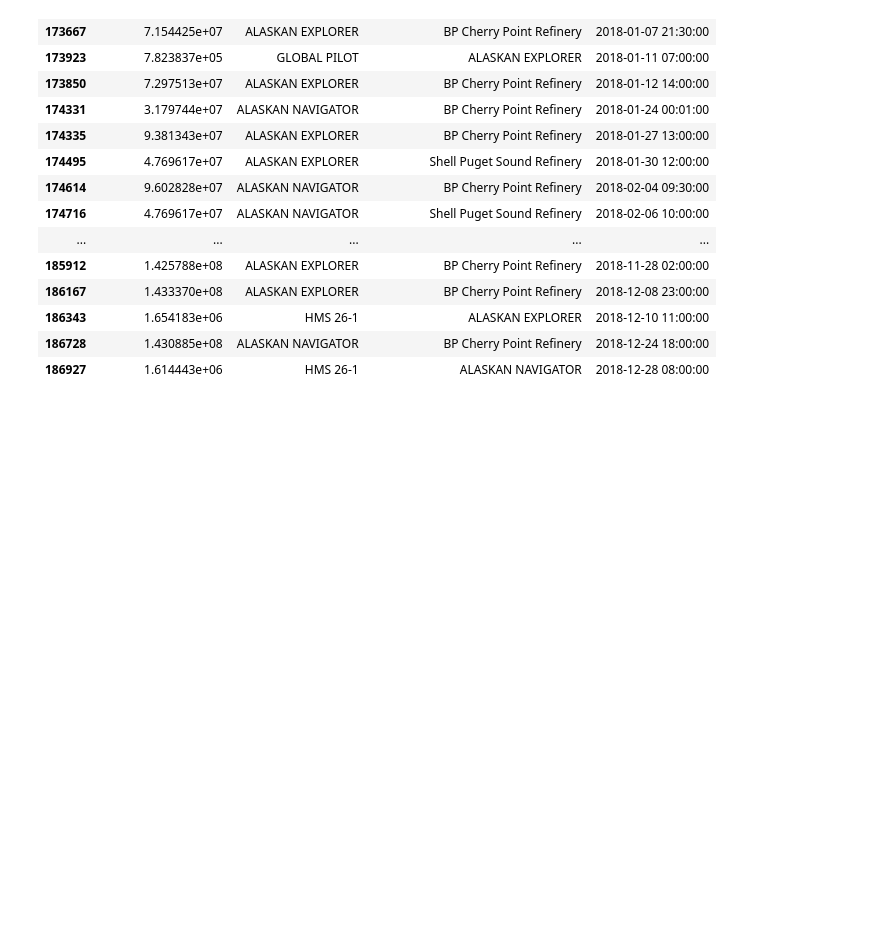
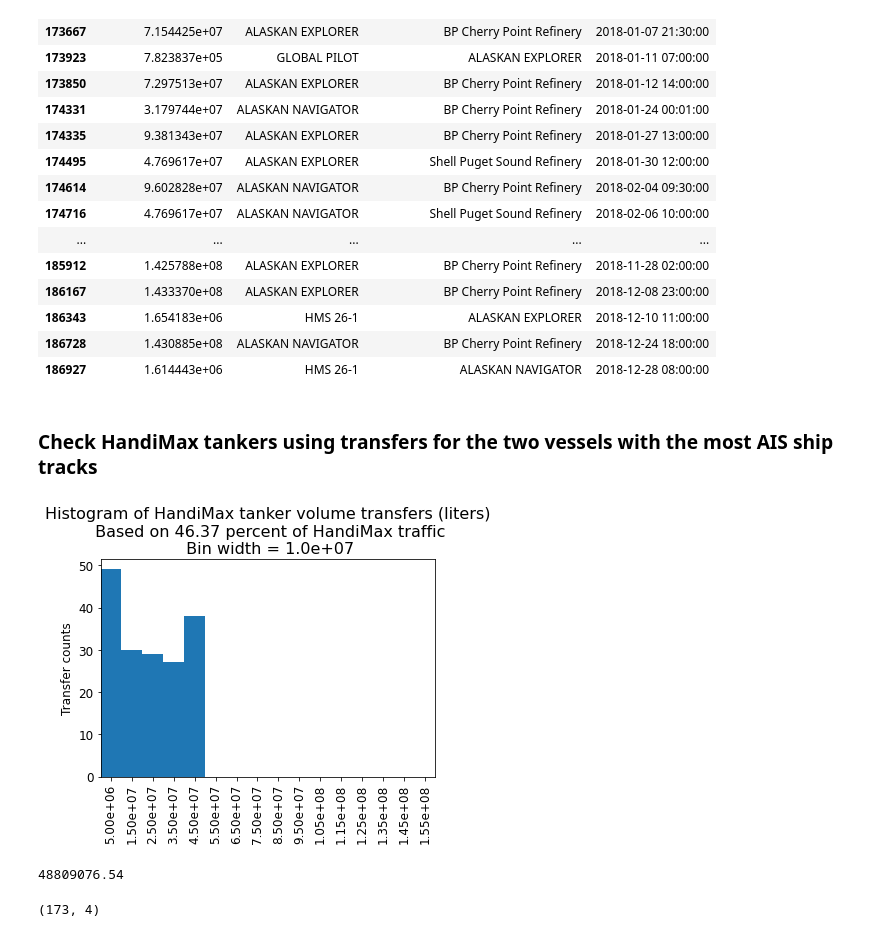
Before and after one commit to MIDOSS/analysis-rachael, a Jupyter notebook: notebooks/monte_carlo/QAQC_Tanker_AISlengths_DOEcapacities.ipynb, the cells around one changed output. Saved outputs shown, nothing was run; the diff lists cells and outputs as text; code cells hidden in the pictures; blank space fills up the shorter version.

Commit message:
Tanker traffic QAQC and overview of regional subsampling for monte carlo runs

```diff
--- a/notebooks/monte_carlo/QAQC_Tanker_AISlengths_DOEcapacities.ipynb
+++ b/notebooks/monte_carlo/QAQC_Tanker_AISlengths_DOEcapacities.ipynb
@@ -72,3 +148,13 @@ def concat_shp(ship_type):
+# %%
+def bins_labels(bins, **kwargs):
+    """
+    Labels x-axis of histogram with labels in center of bar
+    Inputs:
+        - bins [vector]: e.g. bins = numpy.arange(0,1.7e8,1e7)
+    """
+    bin_w = (max(bins) - min(bins)) / (len(bins) - 1)
+    plt.xticks(numpy.arange(min(bins)+bin_w/2, max(bins)+2*bin_w/2, bin_w), bins, **kwargs, rotation=90)
+    plt.xlim(bins[0], bins[-1])
 # %% [markdown]
 ### Concat 2018 tanker traffic AIS
 # %%
@@ -637,3 +715,34 @@ volume['Alaskan Explorer']
 | 186343 | 1.654183e+06 | HMS 26-1 | ALASKAN EXPLORER | 2018-12-10 11:00:00 |
 | 186728 | 1.430885e+08 | ALASKAN NAVIGATOR | BP Cherry Point Refinery | 2018-12-24 18:00:00 |
 | 186927 | 1.614443e+06 | HMS 26-1 | ALASKAN NAVIGATOR | 2018-12-28 08:00:00 |
+# %% [markdown]
+### Check HandiMax tankers using transfers for the two vessels with the most AIS ship tracks
+# %%
+# Get transfers for these two examples of Handimax
+vessels = ["AMERICAN FREEDOM","PELICAN STATE", "FLORIDA",
+          'PANAGIA THALASSINI','CHEMBULK LINDY ALICE','ZAO GALAXY',
+           'OVERSEAS LOS ANGELES','AMERICAN ENDURANCE','OPEC VICTORY','SONGA PRIDE',]
+vessel_type = 'HandiMax'
+volume = {}
+volume[vessel_type] = get_doe_tanker_byvessel(vessels,doe_xls_path,fac_xls_path)
+
+# plot histogram of handimax transfers
+fig, ax = plt.subplots()
+bin_width = 1e7
+bins = numpy.arange(0,1.7e8,bin_width)
+plt.hist(volume[vessel_type]['TransferQtyInGallon'], bins=bins)#, histtype = 'bar', facecolor = 'blue')
+bins_labels(bins, fontsize=12)
+ax.xaxis.set_major_formatter(FormatStrFormatter('%.2e'))
+plt.ylabel("Transfer counts")
+plt.title(f"Histogram of HandiMax tanker volume transfers (liters)\n Based on {100*total/binned_mmsi['Handymax (151-200 m)'].COUNT.sum():.2f} percent of HandiMax traffic\n Bin width = {bin_width:1.1e}")
+plt.show()
+# %% [output]
+[figure, added]
+# %%
+max(volume['HandiMax']['TransferQtyInGallon'])
+# %% [output]
+48809076.54
+# %%
+volume['HandiMax'].shape
+# %% [output]
+(173, 4)
```
Also changed, not shown: parts of 17 cells of this notebook, 1 other file.
